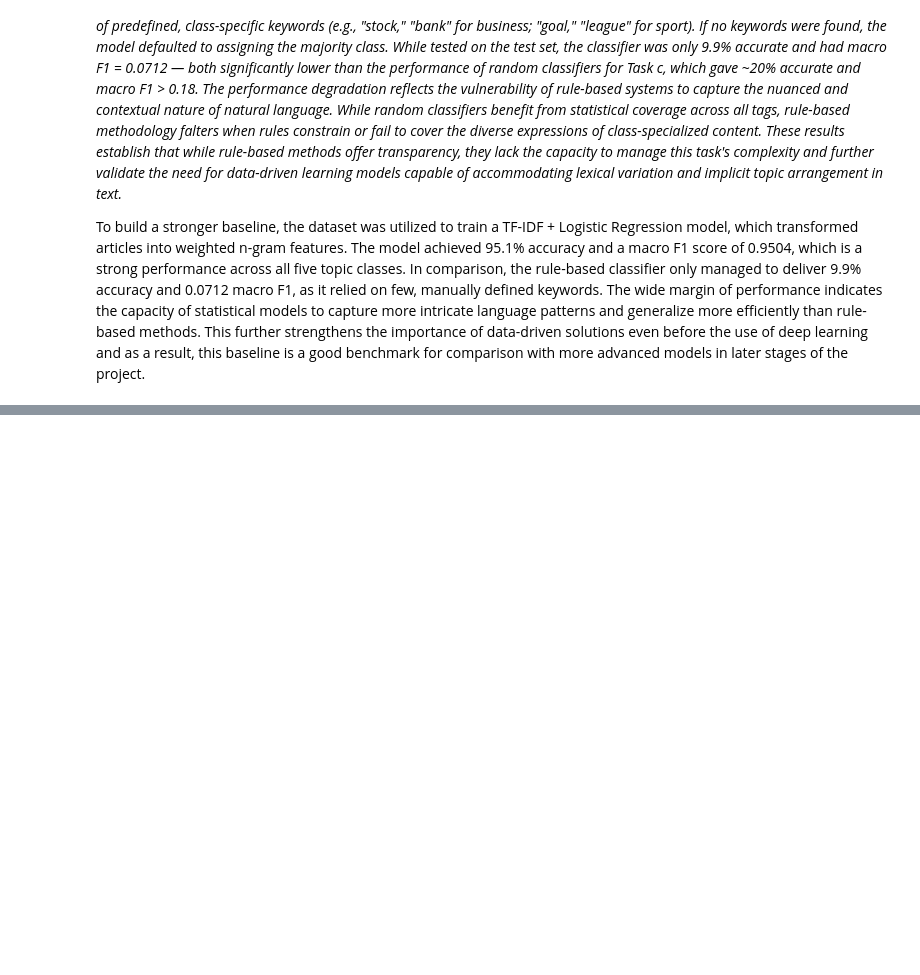
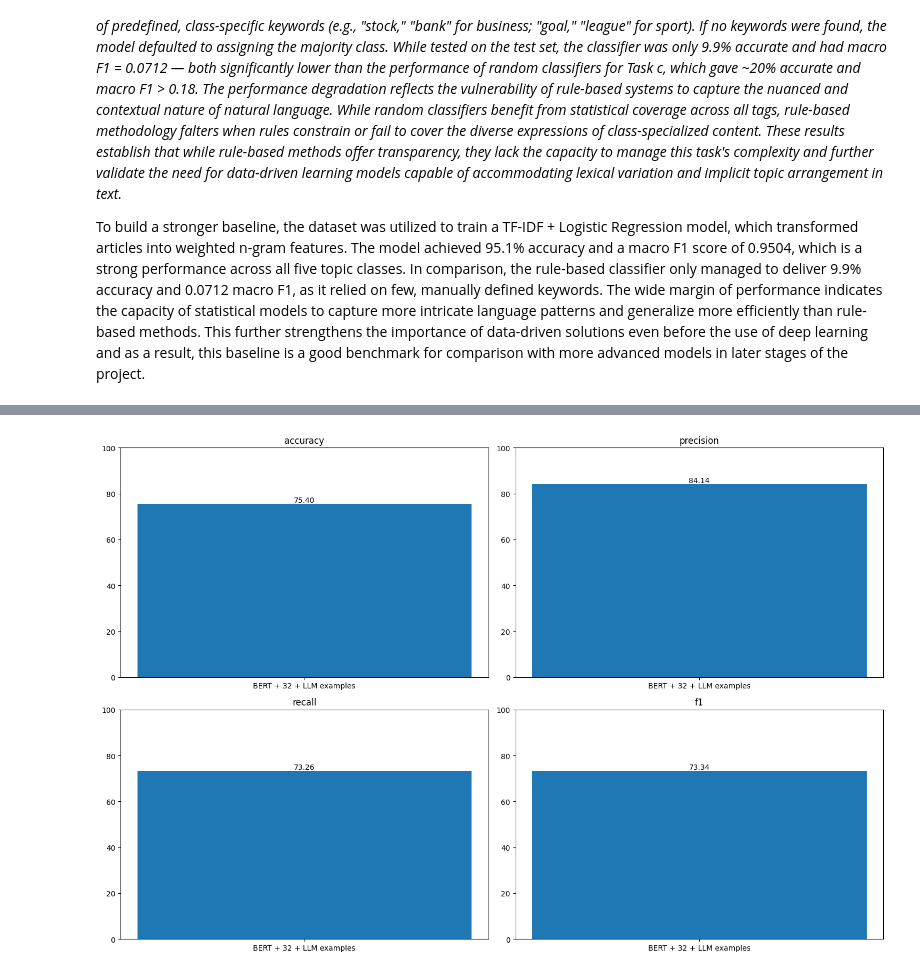
Before and after one commit to mjaleman02/AdvancedNLP_BBCnews, a Jupyter notebook: NLPfinal_bbcnews.ipynb, the cells around one changed output, grey strips where cells are left out. Saved outputs shown, nothing was run; the diff lists cells and outputs as text; code cells hidden in the pictures; blank space fills up the shorter version.

```diff
--- a/NLPfinal_bbcnews.ipynb
+++ b/NLPfinal_bbcnews.ipynb
@@ -614,0 +899,80 @@ To build a stronger baseline, the dataset was utilized to train a TF-IDF + Logis
+# %%
+import openai
+
+# API KEY
+openai.api_key = "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"
+
+# Generation with LLM
+categories = ["business", "entertainment", "politics", "sport", "tech"]
+generated_texts = []
+generated_labels = []
+
+prompt_template = """
+Generate a realistic news article that would fit in the category: '{}'.
+Only return the article text. Do NOT include the category or any explanation.
+"""
+
+for category in categories:
+    for _ in range(2):  # generate 2 examples per category
+        try:
+            response = openai.chat.completions.create(
+                model="gpt-3.5-turbo",
+                messages=[
+                    {"role": "user", "content": prompt_template.format(category)}
+                ],
+                temperature=0.8,
+                max_tokens=150
+            )
+            article = response.choices[0].message.content.strip()
+            generated_texts.append(article)
+            generated_labels.append(category)
+        except Exception as e:
+            print(f"Error generating for {category}:", e)
+
+# Map of labels and index
+label_map = {"business": 1, "entertainment": 3, "politics": 4, "sport": 2, "tech": 0}
+label_ids = [label_map[label] for label in generated_labels]
+
+generated_dataset = Dataset.from_dict({
+    "text": generated_texts,
+    "label": label_ids
+})
+
+# Combine with original 32
+combined_dataset_32_gen = concatenate_datasets([labeled_dataset_32, generated_dataset])
+
+# Tokenization
+train_dataset_tok_32_gen = combined_dataset_32_gen.map(tokenize, batched=True)
+
+# Train BERT on combined data
+model = AutoModelForSequenceClassification.from_pretrained("bert-base-uncased", num_labels=5)
+
+training_args = TrainingArguments(
+    output_dir="./results_part_d",
+    learning_rate=2e-5,
+    per_device_train_batch_size=8,
+    num_train_epochs=10,
+    weight_decay=0.01,
+    logging_dir="./logs",
+    save_strategy="no"
+)
+
+trainer = Trainer(
+    model=model,
+    args=training_args,
+    train_dataset=train_dataset_tok_32_gen,
+    eval_dataset=test_dataset_tok,
+    tokenizer=tokenizer
+)
+
+trainer.train()
+
+# Evaluate the model
+pred = trainer.predict(test_dataset_tok)
+y_pred = np.argmax(pred.predictions, axis=1)
+y_true = test_dataset_tok["label"]
+
+metrics = Metrics()
+metrics.run(y_true, y_pred, method_name="BERT + 32 + LLM examples")
+metrics.plot()
+# %% [output]
@@ -614,0 +984 @@ To build a stronger baseline, the dataset was utilized to train a TF-IDF + Logis
+[figure, added]
```
Also changed, not shown: parts of 25 cells of this notebook, 2 other files.
